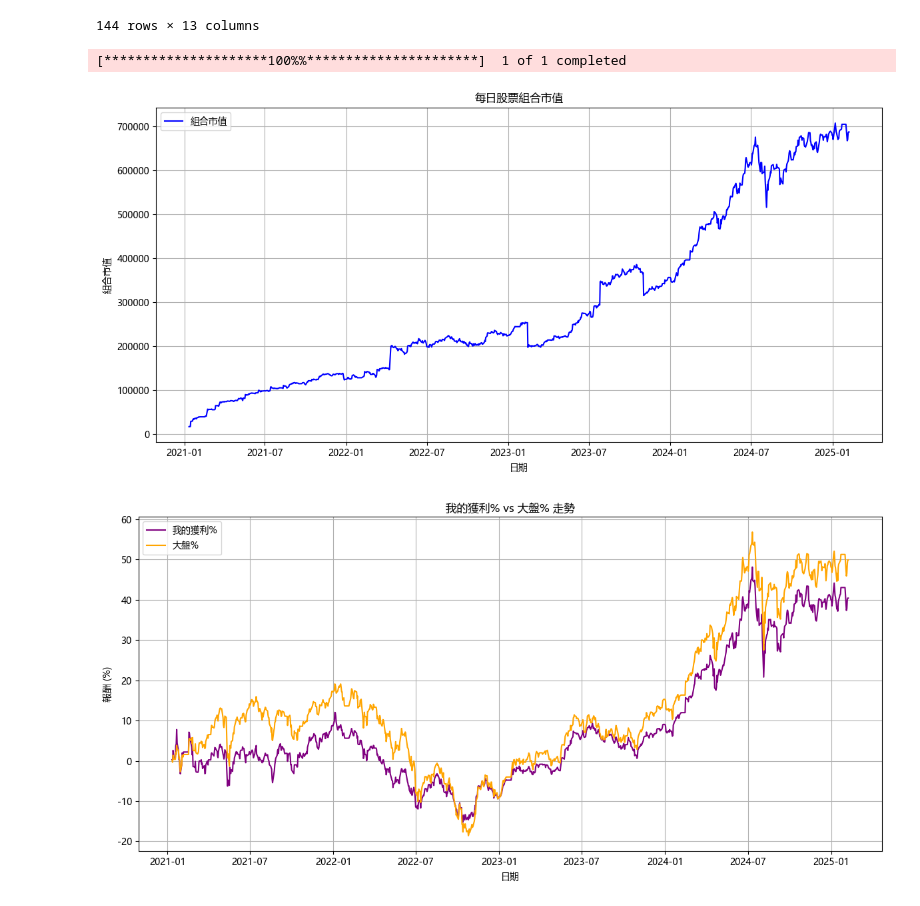
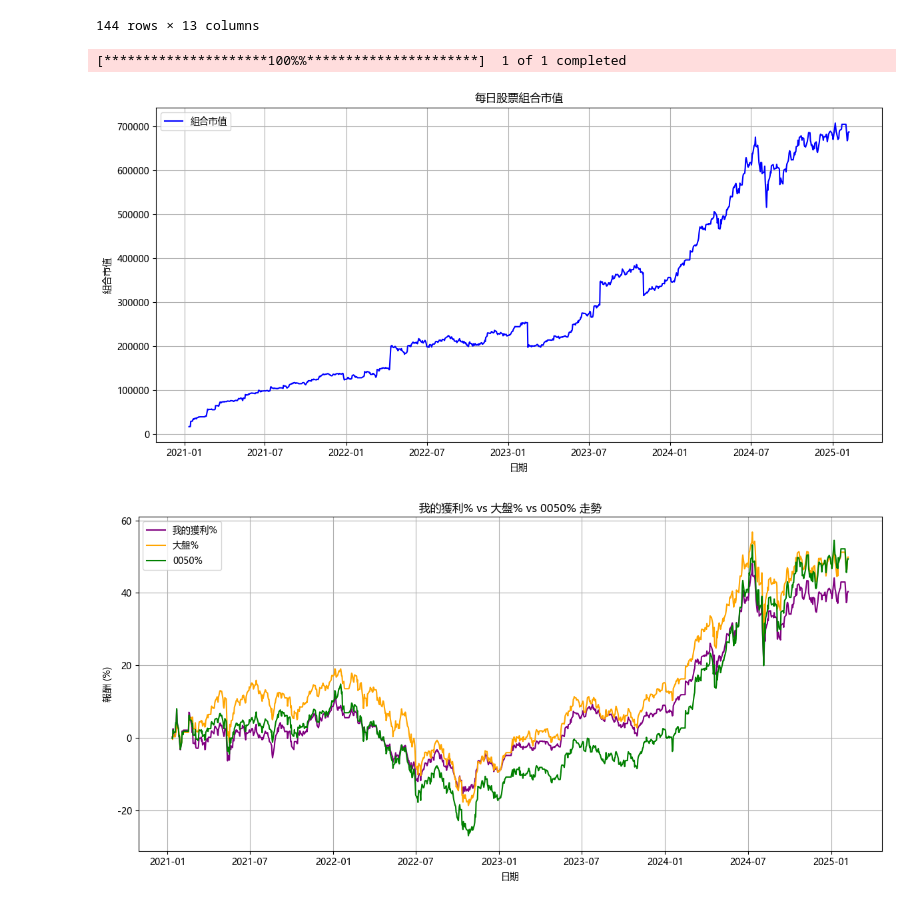
Before and after one commit to tim12332000/TW_ETF, a Jupyter notebook: startup.ipynb, the cells around one changed output. Drawn from its saved outputs; the diff is of its cells as text; code cells hidden in the pictures.

```diff
--- a/startup.ipynb
+++ b/startup.ipynb
@@ -24,7 +24,7 @@ import matplotlib.pyplot as plt
 from datetime import datetime
 from scipy.optimize import newton
 from matplotlib import rcParams
-from tabulate import tabulate  # 新增：美化 DataFrame 輸出
+from tabulate import tabulate  # 用來美化 DataFrame 輸出
 
 # =============================================================================
 # 全域設定：設定中文字型與正確顯示負號
@@ -176,7 +176,7 @@ def main():
     # IRR (幾何平均) 計算：視作累積成長因子
     wealth_factor = performance_ratio.dropna()
     if len(wealth_factor) > 0:
-        daily_IRR = wealth_factor.iloc[-1] ** (1/len(wealth_factor)) - 1
+        daily_IRR = wealth_factor.iloc[-1] ** (1 / len(wealth_factor)) - 1
         annual_IRR = (1 + daily_IRR) ** 252 - 1
     else:
         daily_IRR = None
@@ -189,7 +189,7 @@ def main():
     excess_return = daily_return - daily_rf
     sharpe_ratio = np.sqrt(252) * (excess_return.mean() / excess_return.std())
 
-    # 大盤（台灣加權指數 '^TWII'）夏普值
+    # 大盤（台灣加權指數 '^TWII'）累積漲跌幅
     s_str = date_range[0].strftime('%Y-%m-%d')
     e_str = date_range[-1].strftime('%Y-%m-%d')
     twii_data = yf.download('^TWII', start=s_str, end=e_str)
@@ -199,17 +199,28 @@ def main():
     excess_benchmark = benchmark_return - daily_rf
     benchmark_sharpe = np.sqrt(252) * (excess_benchmark.mean() / excess_benchmark.std())
 
-    # 最大回撤
-    pr_for_dd = profit_pct / 100 + 1
-    running_max = pr_for_dd.cummax()
-    drawdown = pr_for_dd / running_max - 1
-    max_drawdown = drawdown.min() * 100
-
     # 大盤累積漲跌幅
     index_close = twii_data['Close']
     index_close = index_close.reindex(date_range).ffill()
     base_price = index_close.iloc[0]
     index_pct = (index_close / base_price - 1) * 100
+
+    # 新增：0050（元大台灣50 ETF）累積漲跌幅比較
+    etf_data = yf.download('0050.TW', start=s_str, end=e_str, progress=False)
+    if not etf_data.empty:
+        etf_close = etf_data['Close']
+        etf_close = etf_close.reindex(date_range).ffill()
+        etf_pct = (etf_close / etf_close.iloc[0] - 1) * 100
+    else:
+        print("無法取得 0050.TW 資料")
+        etf_pct = None
+
+    # 計算最大回撤
+    # 這裡將 profit_pct 轉換為績效比率後計算回撤
+    pr_for_dd = profit_pct / 100 + 1
+    running_max = pr_for_dd.cummax()
+    drawdown = pr_for_dd / running_max - 1
+    max_drawdown = drawdown.min() * 100  # 此變數確保在後面使用時已定義
 
     # ------------------------------
     # 4. 整合第二段程式碼：計算個股現值與投資組合股票明細
@@ -271,13 +282,15 @@ def main():
     plt.legend()
     plt.tight_layout()
 
-    # (2) 我的獲利% 與大盤% 走勢圖
+    # (2) 我的獲利% vs 大盤% vs 0050% 走勢圖
     plt.figure(figsize=(12, 6))
     plt.plot(profit_pct.index, profit_pct.values, label='我的獲利%', color='purple')
     plt.plot(index_pct.index, index_pct.values, label='大盤%', color='orange')
+    if etf_pct is not None:
+        plt.plot(etf_pct.index, etf_pct.values, label='0050%', color='green')
     plt.xlabel('日期')
     plt.ylabel('報酬 (%)')
-    plt.title('我的獲利% vs 大盤% 走勢')
+    plt.title('我的獲利% vs 大盤% vs 0050% 走勢')
     plt.grid(True)
     plt.legend()
     plt.tight_layout()
@@ -303,35 +316,35 @@ def main():
     print(f"最終組合市值（現有持股）：{final_portfolio_value:,.2f} 元")
     print(f"總資產（已實現現金 + 組合市值）：{total_assets:,.2f} 元")
     print(f"總獲利：{total_profit:,.2f} 元")
     print(f"總獲利百分比：{total_profit_pct:.2f}%")
 
     if irr is not None:
         print(f"XIRR: {irr:.2%}")
     else:
         print("XIRR: 計算失敗")
 
     if daily_IRR is not None and annual_IRR is not None:
         print("最終累積績效: {:.2f}%".format((wealth_factor.iloc[-1] - 1) * 100))
         print(f"每日 IRR: {daily_IRR:.4%}")
         print(f"年化 IRR: {annual_IRR:.2%}")
     else:
         print("IRR: 無法計算")
 
     print(f"夏普值: {sharpe_ratio:.4f}")
     print(f"台灣加權指數 (大盤) 夏普值: {benchmark_sharpe:.4f}")
     print(f"最大回撤: {max_drawdown:.2f}%")
 
-    # 使用 tabulate 輸出美化後的 DataFrame 表格
+    # 使用 tabulate 美化輸出投資組合股票明細
     print("\n=== 投資組合股票明細 ===")
     print(tabulate(portfolio_df, headers='keys', tablefmt='psql', showindex=False))
 
 
 if __name__ == '__main__':
     main()
 # %% [output]
 [*********************100%%**********************]  1 of 1 completed
 [figure]
-[figure, old version]
+[figure, new version]
 [figure]
 === 總結報告 ===
 總成本（累積入金）：661,551.00 元
```
